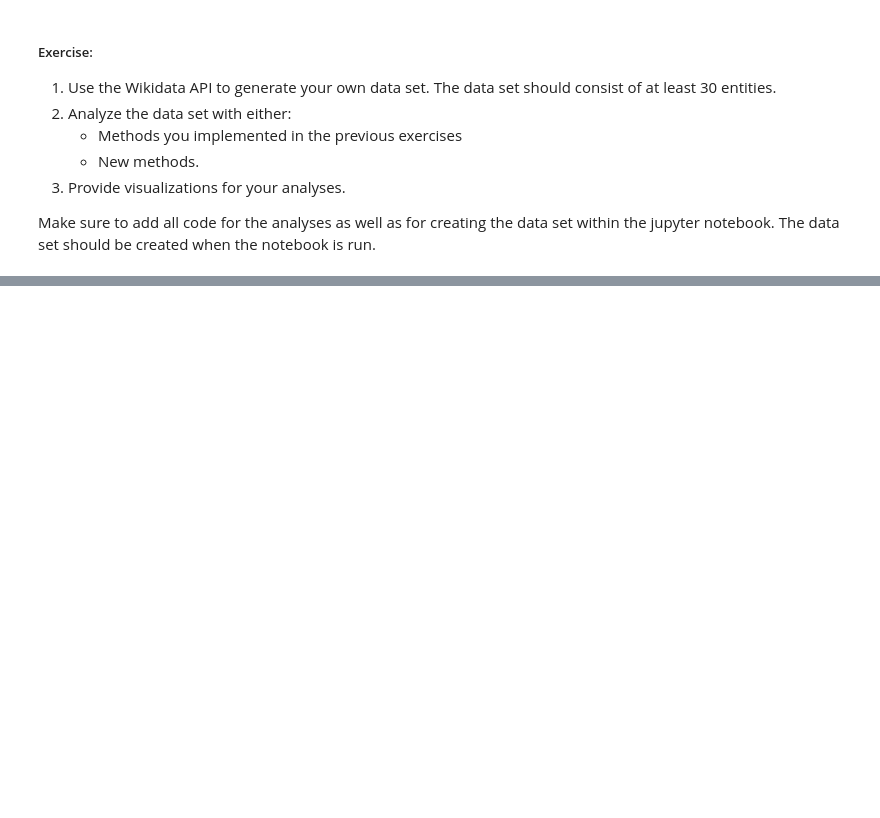
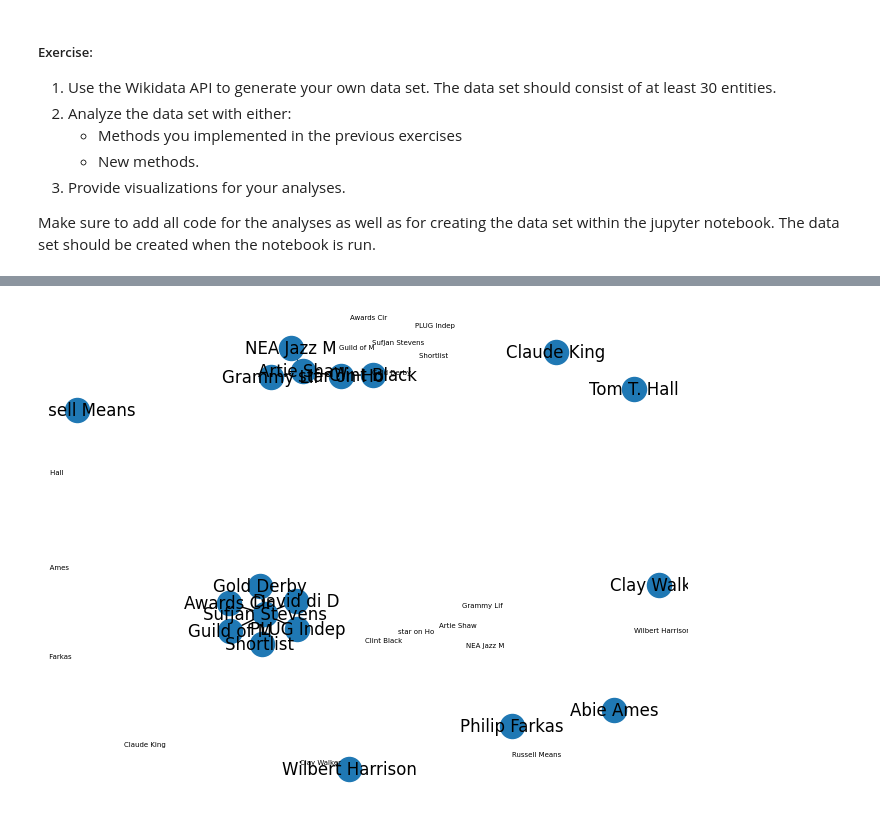
Before and after one commit to KlaraGtknst/SozNet_WS23_34, a Jupyter notebook: task6/SNAEx6aFirstNameLastName.ipynb, the cells around one changed output, grey strips where cells are left out. Saved outputs shown, nothing was run; the diff lists cells and outputs as text; code cells hidden in the pictures; blank space fills up the shorter version.

```diff
--- a/task6/SNAEx6aFirstNameLastName.ipynb
+++ b/task6/SNAEx6aFirstNameLastName.ipynb
@@ -20,0 +47,18 @@ Make sure to add all code for the analyses as well as for creating the data set
+# %%
+# Get ID from the wbsearchentities response
+id = data['search'][0]['id']
+
+# Create parameters
+params = {
+            'action': 'wbgetentities',
+            'ids':id,
+            'format': 'json',
+            'languages': 'en'
+        }
+
+# fetch the API
+data = fetch_wikidata(params)
+
+# Show response
+data = data.json()
+data
@@ -20,0 +229,11 @@ Make sure to add all code for the analyses as well as for creating the data set
+# %%
+awards_per_artist = {}
+no_award_artists = []
+for artist in artists:
+    awards = get_awards_for_person(artist)
+    print('....', awards)
+    if awards:
+        print('....', awards)
+        awards_per_artist[artist] = awards
+    else:
+        no_award_artists.append(artist)
@@ -20,0 +260,8 @@ Make sure to add all code for the analyses as well as for creating the data set
+# %%
+import networkx as nx
+import matplotlib.pyplot as plt
+
+G = nx.Graph()
+for artist in awards_per_artist.keys():
+    G.add_edges_from([(artist, award[:10]) for award in awards_per_artist[artist]])
+G.add_nodes_from(no_award_artists)
@@ -20,0 +291,6 @@ Make sure to add all code for the analyses as well as for creating the data set
+# %%
+nx.draw(G, pos=nx.spring_layout(G), with_labels=True)
+labels = nx.draw_networkx_labels(G, font_size=5, pos=nx.spring_layout(G))
+plt.show()
+# %% [output]
+[figure, added]
```
Also changed, not shown: parts of 10 cells of this notebook.
